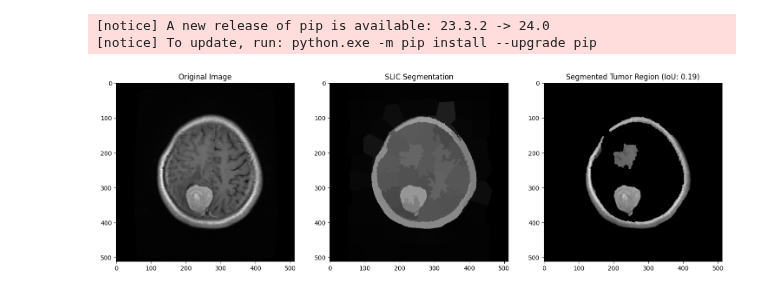
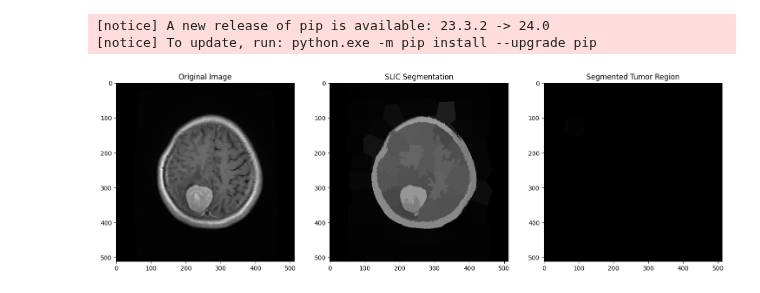
Before and after one commit to waiee/Brain-Tumor-Segmentation, a Jupyter notebook: main.ipynb, the cells around one changed output. Saved outputs shown, nothing was run; the diff lists cells and outputs as text; code cells hidden in the pictures.

```diff
--- a/main.ipynb
+++ b/main.ipynb
@@ -156,9 +156,8 @@ import numpy as np
 from skimage.segmentation import slic
 import matplotlib.pyplot as plt
 
-# Read the image and ground truth mask
+# Read the image
 img = cv2.imread('C:/Users/user/Downloads/final year sem 1/VIP/project/brain tumor dataset/images/181.png', cv2.IMREAD_COLOR)
-ground_truth_mask = cv2.imread('C:/Users/user/Downloads/final year sem 1/VIP/project/brain tumor dataset/masks/181.png', cv2.IMREAD_GRAYSCALE)
 
 # Convert the image from BGR to RGB (for display with matplotlib)
 img_rgb = cv2.cvtColor(img, cv2.COLOR_BGR2RGB)
@@ -175,37 +174,40 @@ for seg_val in np.unique(segments):
 hsv_mask = cv2.cvtColor(mask, cv2.COLOR_BGR2HSV)
 
 # Define lower and upper bounds for tumor color in HSV
 lower_bound = np.array([0, 0, 100], dtype=np.uint8)
 upper_bound = np.array([255, 255, 255], dtype=np.uint8)
 
 # Threshold the image to extract the tumor region
 tumor_mask = cv2.inRange(hsv_mask, lower_bound, upper_bound)
 
 # Apply morphological operations to refine the segmentation
 kernel = np.ones((5, 5), np.uint8)
 tumor_mask = cv2.morphologyEx(tumor_mask, cv2.MORPH_CLOSE, kernel)
 tumor_mask = cv2.morphologyEx(tumor_mask, cv2.MORPH_OPEN, kernel)
 
-# Evaluate the segmentation result using ground truth
-intersection = np.logical_and(tumor_mask, ground_truth_mask)
-union = np.logical_or(tumor_mask, ground_truth_mask)
-iou = np.sum(intersection) / np.sum(union)
+# Use the tumor mask to classify the segmented regions
+# In this example, we assume that the region with the highest average intensity is the tumor
+region_class = np.argmax([np.mean(img[segments == seg_val]) for seg_val in np.unique(segments)])
+
+# Create a mask for the chosen region
+chosen_region_mask = np.zeros_like(tumor_mask)
+chosen_region_mask[segments == region_class] = 255
 
 # Apply the binary mask to the original image
-segmented_image = cv2.bitwise_and(img_rgb, img_rgb, mask=tumor_mask)
+segmented_image = cv2.bitwise_and(img_rgb, img_rgb, mask=chosen_region_mask)
 
 # Display the original image, SLIC segmentation result, and segmented tumor region
 fig, ax = plt.subplots(1, 3, figsize=(18, 6))
 
 ax[0].imshow(img_rgb)
 ax[0].set_title('Original Image')
 
 ax[1].imshow(mask)
 ax[1].set_title('SLIC Segmentation')
 
 ax[2].imshow(segmented_image)
-ax[2].set_title(f'Segmented Tumor Region (IoU: {iou:.2f})')
+ax[2].set_title('Segmented Tumor Region')
 
 plt.show()
 # %% [output]
-[figure, old version]
+[figure, new version]
```
